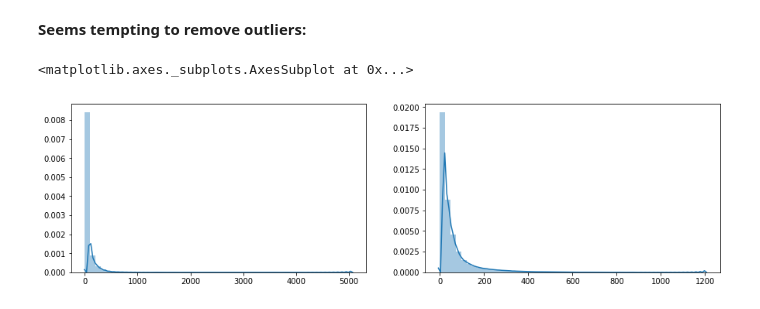
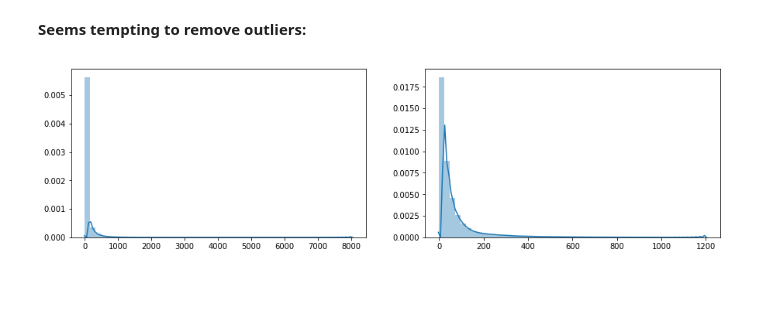
Before and after one commit to dzhv/Spatio-Temporal-mobile-traffic-forecasting, a Jupyter notebook: notebooks/data_exploration.ipynb, the cells around one changed output. Cells and saved outputs as stored; diff of their text form; code cells hidden in the pictures.

```diff
--- a/notebooks/data_exploration.ipynb
+++ b/notebooks/data_exploration.ipynb
@@ -122,14 +145,16 @@ Which makes: 5.675582990397805% of the data
 # %% [markdown]
 **Seems tempting to remove outliers:**
 # %%
-plt.figure(figsize=(15, 4))
+def plot_histograms(data):
+    plt.figure(figsize=(15, 4))
 
-plt.subplot(1, 2, 1)
-sns.distplot(data.reshape(np.size(data)))
+    plt.subplot(1, 2, 1)
+    sns.distplot(data.reshape(np.size(data)))
 
-plt.subplot(1, 2, 2)
-outliers_removed = data[data < 1200]
-sns.distplot(outliers_removed)
+    plt.subplot(1, 2, 2)
+    outliers_removed = data[data < 1200]
+    sns.distplot(outliers_removed)
-# %% [output]
-<matplotlib.axes._subplots.AxesSubplot at 0x...>
-[figure, removed]
+# %%
+plot_histograms(train_raw)
+# %% [output]
+[figure, added]
```
Also changed, not shown: parts of 11 cells of this notebook.
